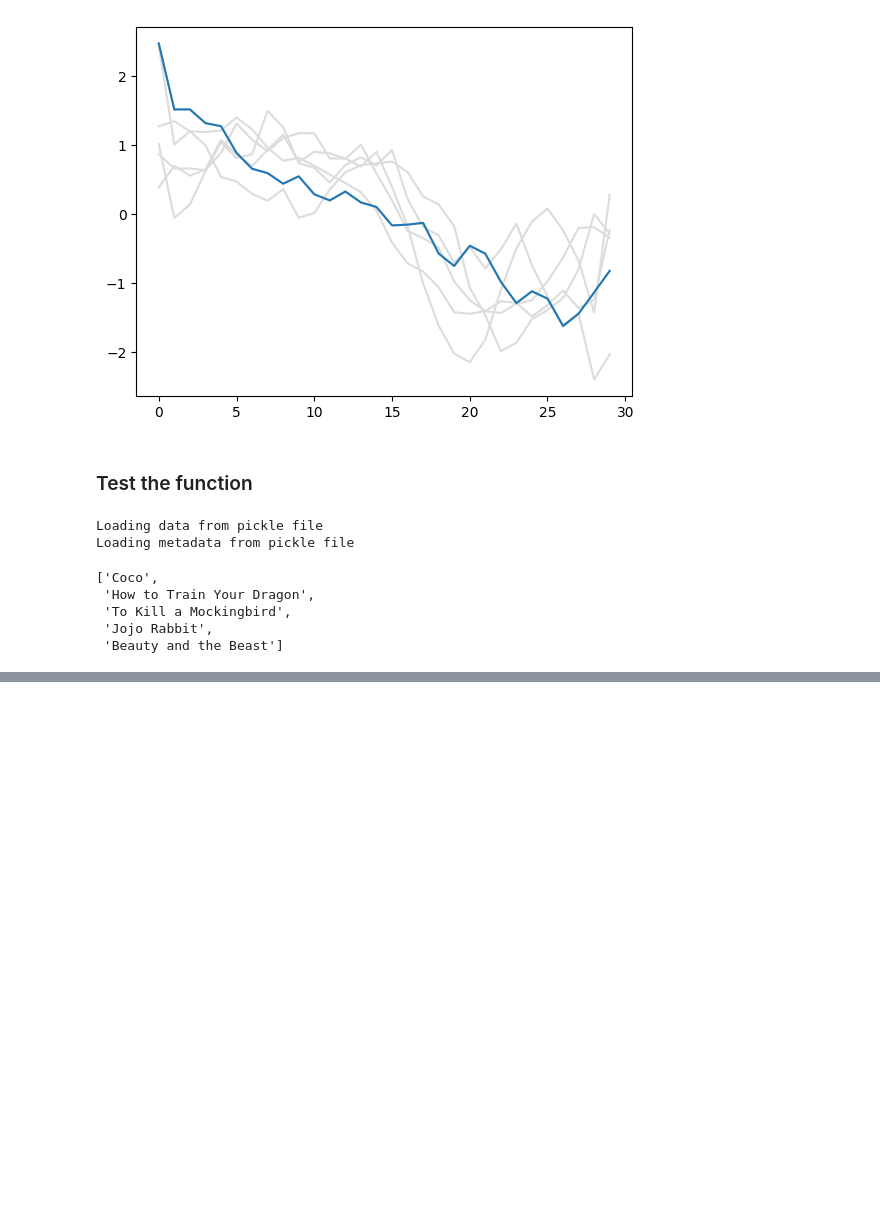
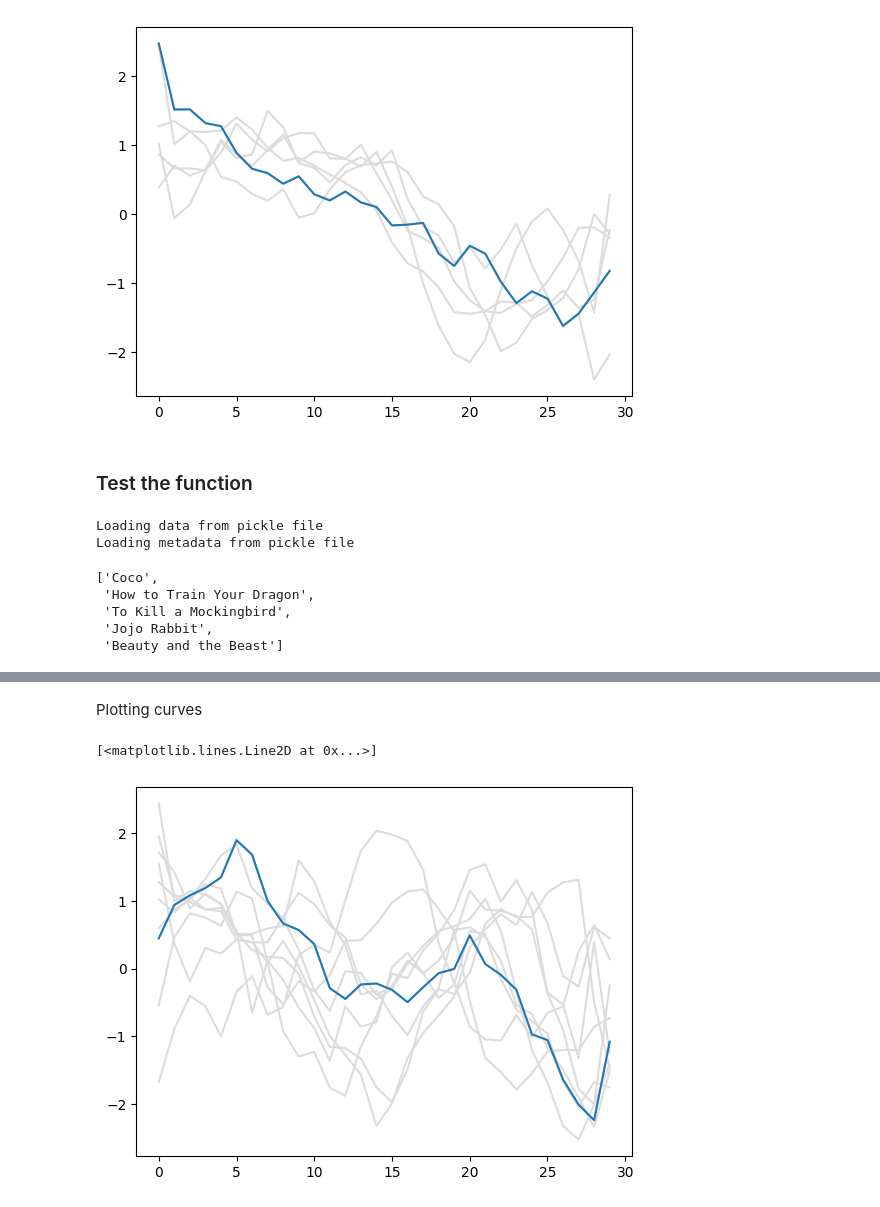
Before and after one commit to sebhochart/movie-sentiment-analysis, a Jupyter notebook: notebooks/Recommendation.ipynb, the cells around one changed output, grey strips where cells are left out. Cells and saved outputs as stored; diff of their text form; code cells hidden in the pictures; blank space fills up the shorter version.

```diff
--- a/notebooks/Recommendation.ipynb
+++ b/notebooks/Recommendation.ipynb
@@ -245,0 +295,12 @@ Loading metadata from pickle file
+# %% [markdown]
+Plotting curves
+# %%
+for row in recommendation_df.head(10).iterrows():
+    id = row[0]
+    if id !=0:
+        plt.plot(df_reco_1.loc[id], color='gainsboro')
+
+plt.plot(df_reco_1.loc[id])
+# %% [output]
+[<matplotlib.lines.Line2D at 0x...>]
+[figure, added]
```
Also changed, not shown: parts of 9 cells of this notebook, 5 other files.
